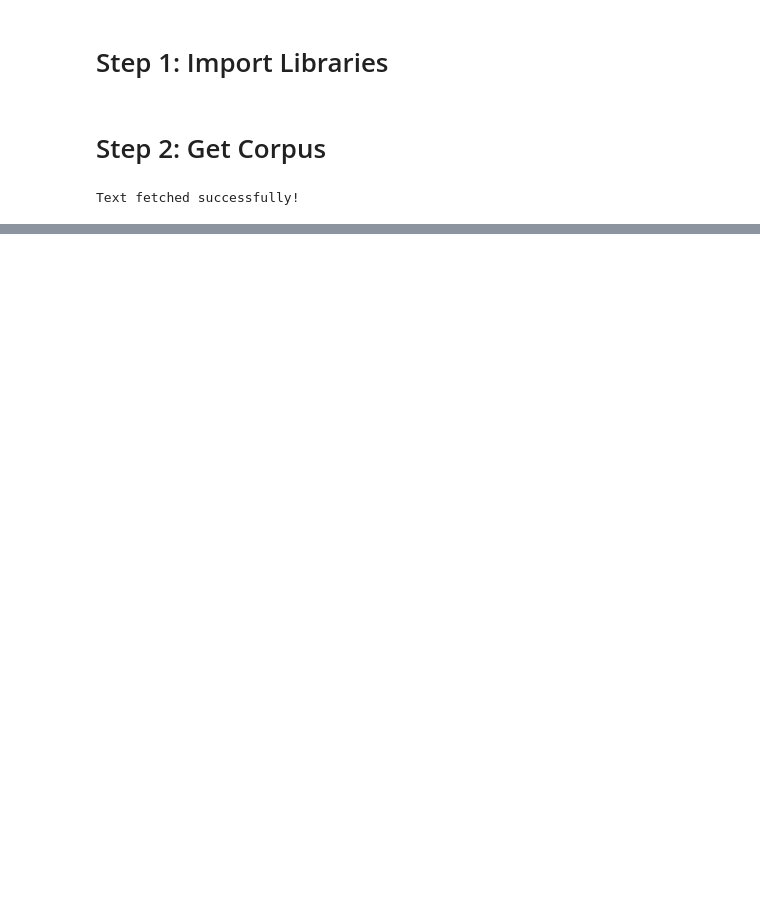
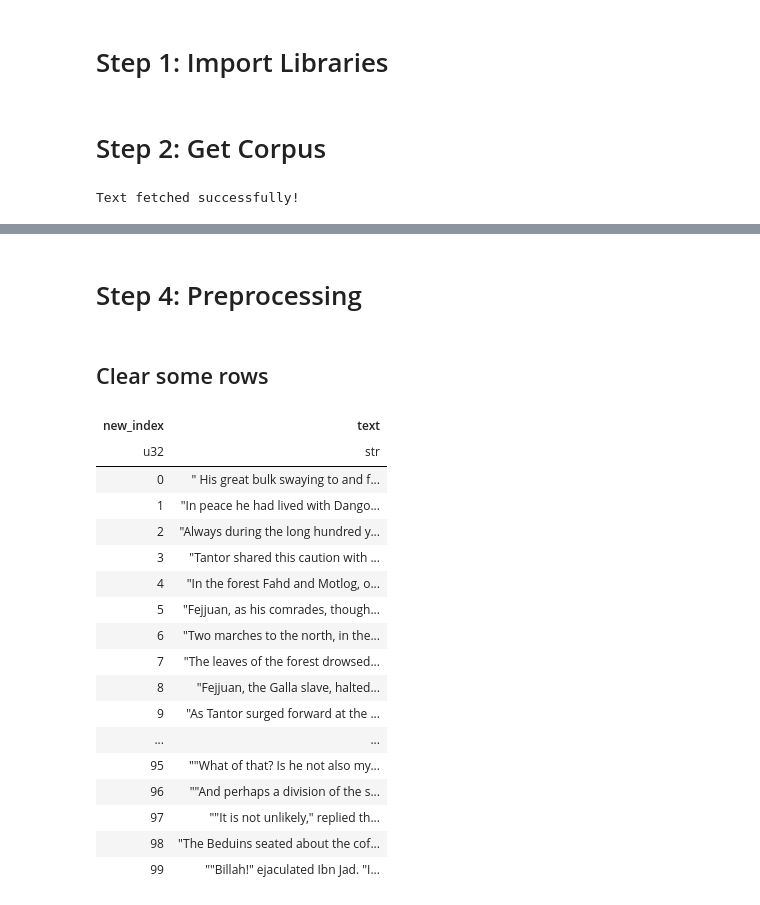
Before and after one commit to AsadiAhmad/Word-Predictor, a Jupyter notebook: Code/Word_Predictor_N_gram.ipynb, the cells around one changed output, grey strips where cells are left out. Cells and saved outputs as stored; diff of their text form; code cells hidden in the pictures; blank space fills up the shorter version.

```diff
--- a/Code/Word_Predictor_N_gram.ipynb
+++ b/Code/Word_Predictor_N_gram.ipynb
@@ -21,0 +29,7 @@ Text fetched successfully!
+# %%
+paragraphs = raw_text.split("\r\n\r\n")
+
+paragraphs_df = pl.DataFrame({
+    "index": range(0, len(paragraphs)),
+    "text": paragraphs
+})
@@ -21,0 +38,5 @@ Text fetched successfully!
+# %%
+pl.Config.set_tbl_rows(-1)
+pl.Config.set_tbl_cols(-1)
+pl.Config.set_fmt_str_lengths(100)
+pl.Config.set_fmt_table_cell_list_len(100)
@@ -21,0 +62,4 @@ Text fetched successfully!
+# %% [markdown]
+# Step 4: Preprocessing
+# %% [markdown]
+## Clear some rows
@@ -21,0 +74,21 @@ Text fetched successfully!
+# %%
+paragraphs_filtered_df.head(100)
+# %% [output]
+| new_index | text |
+| u32 | str |
+| 0 | " His great bulk swaying to and f... |
+| 1 | "In peace he had lived with Dango... |
+| 2 | "Always during the long hundred y... |
+| 3 | "Tantor shared this caution with ... |
+| 4 | "In the forest Fahd and Motlog, o... |
+| 5 | "Fejjuan, as his comrades, though... |
+| 6 | "Two marches to the north, in the... |
+| 7 | "The leaves of the forest drowsed... |
+| 8 | "Fejjuan, the Galla slave, halted... |
+| 9 | "As Tantor surged forward at the ... |
+| ... | ... |
+| 95 | ""What of that? Is he not also my... |
+| 96 | ""And perhaps a division of the s... |
+| 97 | ""It is not unlikely," replied th... |
+| 98 | "The Beduins seated about the cof... |
+| 99 | ""Billah!" ejaculated Ibn Jad. "I... |
```
Also changed, not shown: parts of 15 cells of this notebook.
